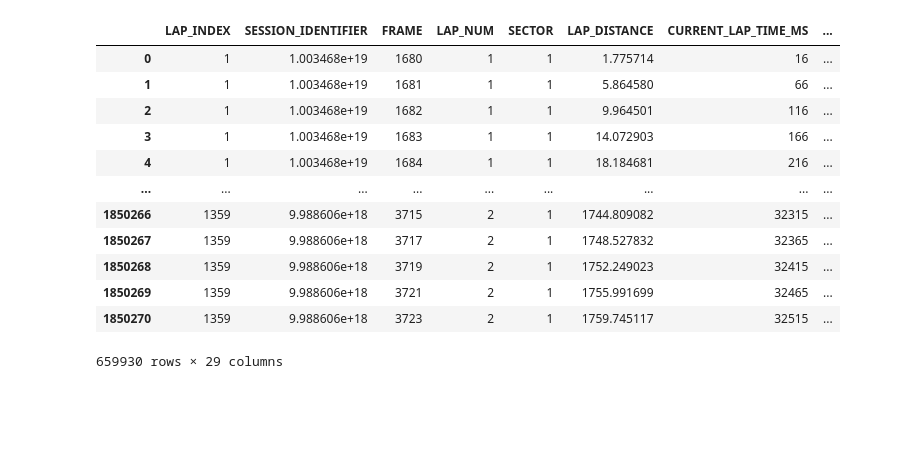
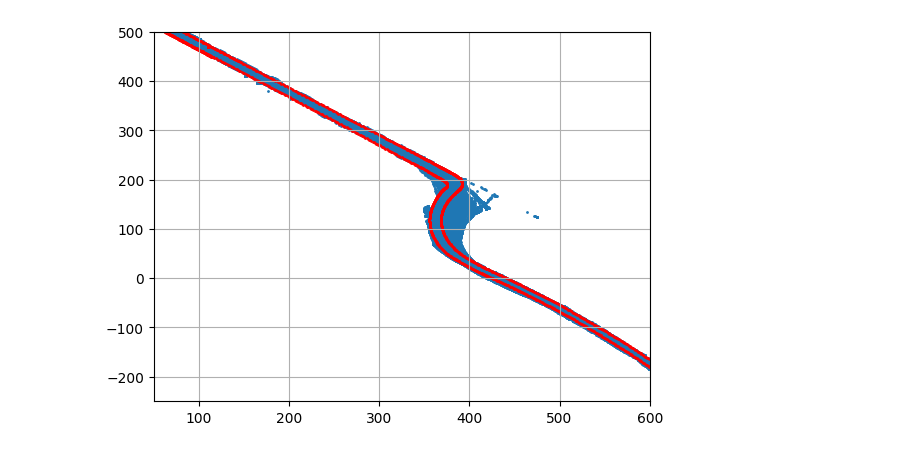
Before and after one commit to Bgon01/Data3001-capstone, a Jupyter notebook: feature_eng/track_sides.ipynb, the cells around one changed output. Saved outputs shown, nothing was run; the diff lists cells and outputs as text; code cells hidden in the pictures; blank space fills up the shorter version.

```diff
--- a/feature_eng/track_sides.ipynb
+++ b/feature_eng/track_sides.ipynb
@@ -2,27 +2,32 @@
 %run "..\data_cleaning\data_preprocessing.ipynb"
 # %%
 df = fetch_and_merge()
-# %%
-x1 = df["CORNER_X1"][t]
-x2 = df["CORNER_X2"][t]
-y1 = df["CORNER_Y1"][t]
-y2 = df["CORNER_Y2"][t]
-df = df[(df["WORLDPOSX"] > x1) & (df["WORLDPOSX"] < x2)]
-df = df[(df["WORLDPOSY"] > y1) & (df["WORLDPOSY"] < y2)]
-# %% [output]
-|  | LAP_INDEX | SESSION_IDENTIFIER | FRAME | LAP_NUM | SECTOR | LAP_DISTANCE | CURRENT_LAP_TIME_MS | ... |
-| 0 | 1 | 1.003468e+19 | 1680 | 1 | 1 | 1.775714 | 16 | ... |
-| 1 | 1 | 1.003468e+19 | 1681 | 1 | 1 | 5.864580 | 66 | ... |
-| 2 | 1 | 1.003468e+19 | 1682 | 1 | 1 | 9.964501 | 116 | ... |
-| 3 | 1 | 1.003468e+19 | 1683 | 1 | 1 | 14.072903 | 166 | ... |
-| 4 | 1 | 1.003468e+19 | 1684 | 1 | 1 | 18.184681 | 216 | ... |
-| ... | ... | ... | ... | ... | ... | ... | ... | ... |
-| 1850266 | 1359 | 9.988606e+18 | 3715 | 2 | 1 | 1744.809082 | 32315 | ... |
-| 1850267 | 1359 | 9.988606e+18 | 3717 | 2 | 1 | 1748.527832 | 32365 | ... |
-| 1850268 | 1359 | 9.988606e+18 | 3719 | 2 | 1 | 1752.249023 | 32415 | ... |
-| 1850269 | 1359 | 9.988606e+18 | 3721 | 2 | 1 | 1755.991699 | 32465 | ... |
-| 1850270 | 1359 | 9.988606e+18 | 3723 | 2 | 1 | 1759.745117 | 32515 | ... |
-659930 rows × 29 columns
 # %%
 left_df = fetch_data_csv('f1sim-ref-left.csv')
 right_df = fetch_data_csv('f1sim-ref-right.csv')
+# %%
+x1 = 50
+x2 = 600
+y1 = -250
+y2 = 500
+df = df[(df["WORLDPOSX"] > x1) & (df["WORLDPOSX"] < x2)]
+df = df[(df["WORLDPOSY"] > y1) & (df["WORLDPOSY"] < y2)]
+left_df = left_df[(left_df["WORLDPOSX"] > x1) & (left_df["WORLDPOSX"] < x2)]
+left_df = left_df[(left_df["WORLDPOSY"] > y1) & (left_df["WORLDPOSY"] < y2)]
+right_df = right_df[(right_df["WORLDPOSX"] > x1) & (right_df["WORLDPOSX"] < x2)]
+right_df = right_df[(right_df["WORLDPOSY"] > y1) & (right_df["WORLDPOSY"] < y2)]
+# %%
+plt.scatter(df["WORLDPOSX"], df["WORLDPOSY"], s=1)
+plt.scatter(left_df["WORLDPOSX"], left_df["WORLDPOSY"],s=1,c='red')
+plt.scatter(right_df["WORLDPOSX"], right_df["WORLDPOSY"], s=1,c='red')
+plt.grid(True)
+plt.xlim(50, 600)
+plt.ylim(-250, 500)
+plt.show()
+
+# using this, we can find the areas where we want to examine
+# x: [50,600]
+# y:[-250, 500]
+# this area encases the entirety of turns 1 and 2, including braking point and full acceleration
+# %% [output]
+[figure, added]
```
Also changed, not shown: parts of 6 cells of this notebook.
